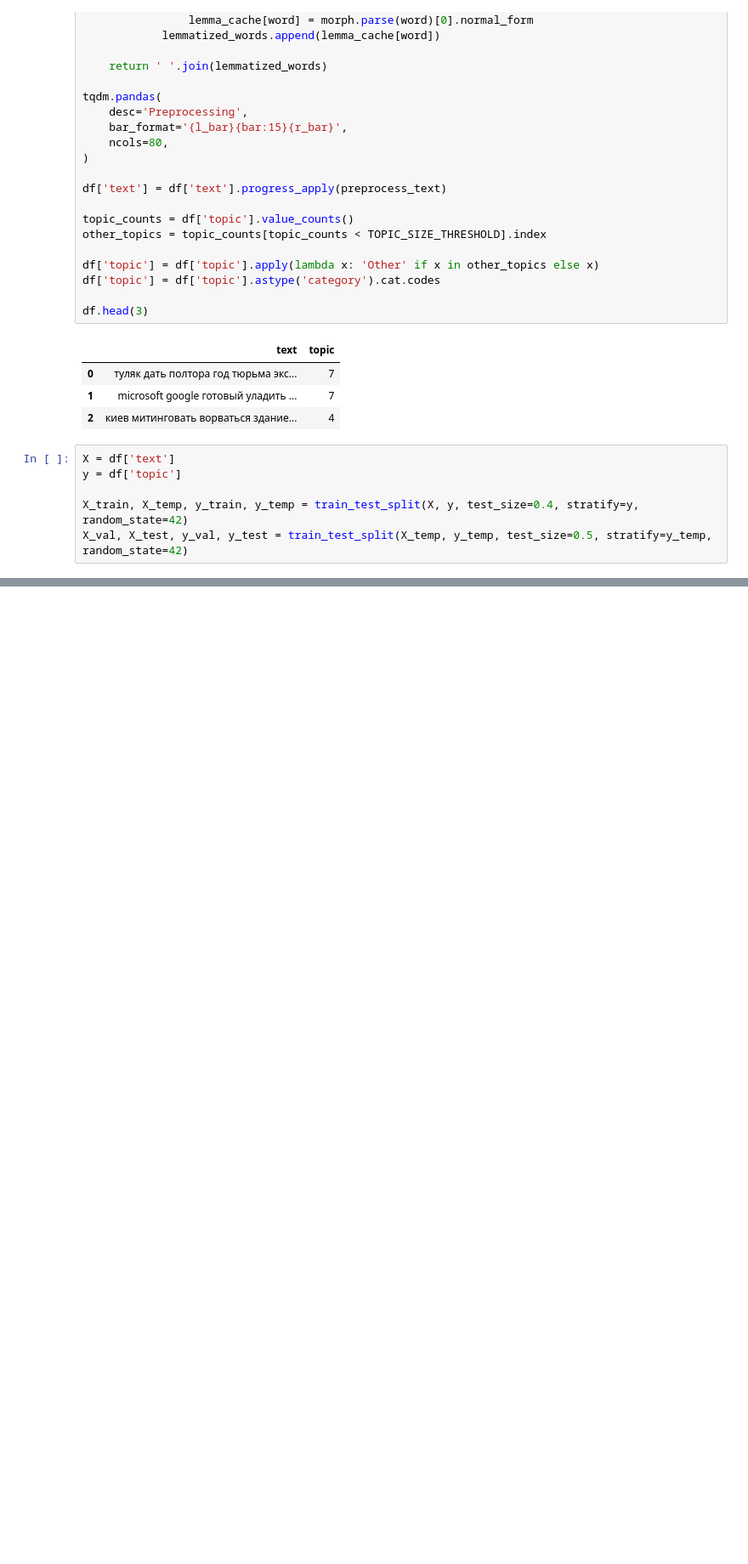
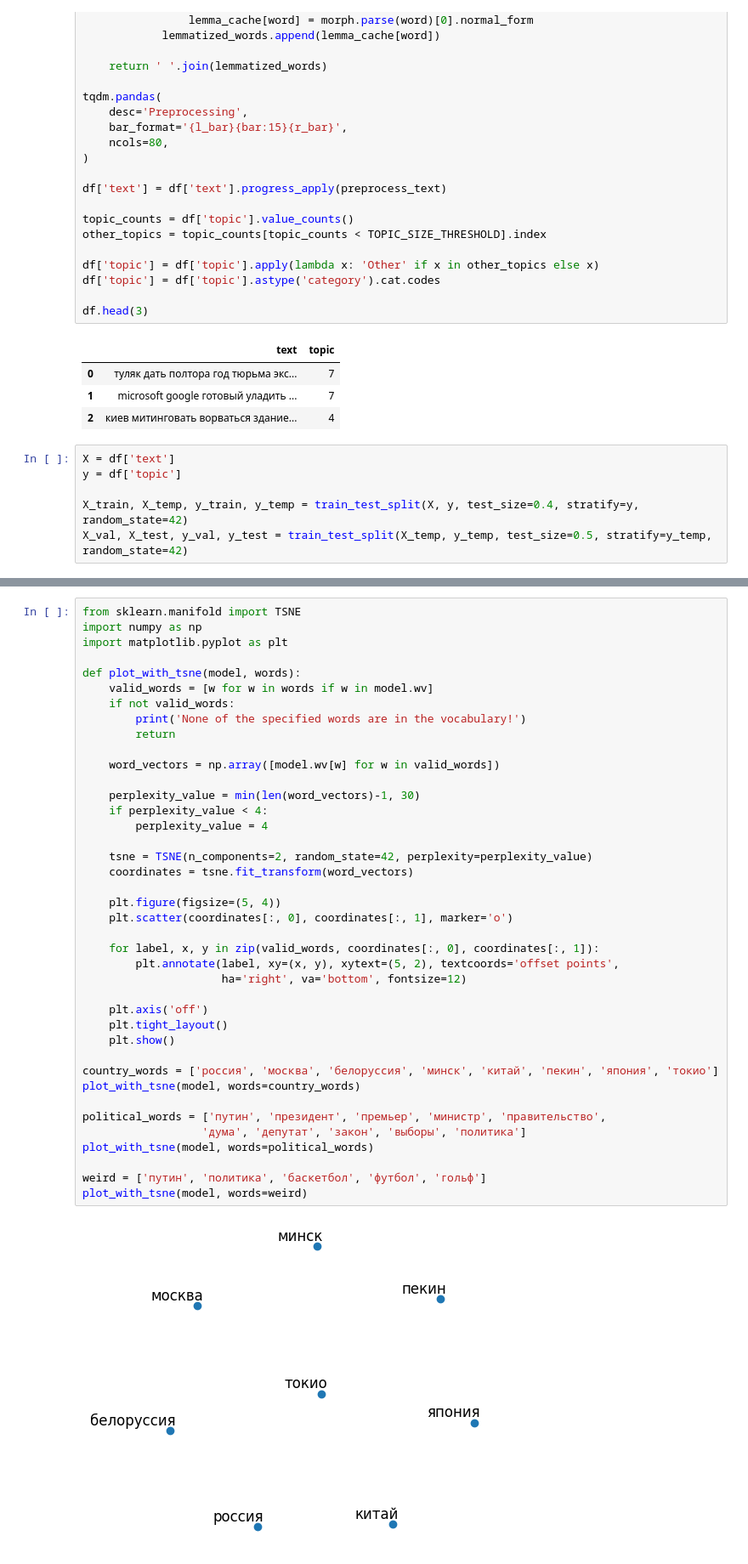
Before and after one commit to lllchak/itmo-nlp-hw, a Jupyter notebook: hw_2.ipynb, the cells around one changed output, grey strips where cells are left out. Shown at 85% size. Drawn from its saved outputs; the diff is of its cells as text; blank space fills up the shorter version.

```diff
--- a/hw_2.ipynb
+++ b/hw_2.ipynb
@@ -155,0 +282,42 @@ ModuleNotFoundError: No module named 'gensim'
+# %%
+from sklearn.manifold import TSNE
+import numpy as np
+import matplotlib.pyplot as plt
+
+def plot_with_tsne(model, words):
+    valid_words = [w for w in words if w in model.wv]
+    if not valid_words:
+        print('None of the specified words are in the vocabulary!')
+        return
+
+    word_vectors = np.array([model.wv[w] for w in valid_words])
+
+    perplexity_value = min(len(word_vectors)-1, 30)
+    if perplexity_value < 4:
+        perplexity_value = 4
+
+    tsne = TSNE(n_components=2, random_state=42, perplexity=perplexity_value)
+    coordinates = tsne.fit_transform(word_vectors)
+
+    plt.figure(figsize=(5, 4))
+    plt.scatter(coordinates[:, 0], coordinates[:, 1], marker='o')
+
+    for label, x, y in zip(valid_words, coordinates[:, 0], coordinates[:, 1]):
+        plt.annotate(label, xy=(x, y), xytext=(5, 2), textcoords='offset points',
+                     ha='right', va='bottom', fontsize=12)
+
+    plt.axis('off')
+    plt.tight_layout()
+    plt.show()
+
+country_words = ['россия', 'москва', 'белоруссия', 'минск', 'китай', 'пекин', 'япония', 'токио']
+plot_with_tsne(model, words=country_words)
+
+political_words = ['путин', 'президент', 'премьер', 'министр', 'правительство',
+                  'дума', 'депутат', 'закон', 'выборы', 'политика']
+plot_with_tsne(model, words=political_words)
+
+weird = ['путин', 'политика', 'баскетбол', 'футбол', 'гольф']
+plot_with_tsne(model, words=weird)
+# %% [output]
+[figure, added]
```
Also changed, not shown: parts of 13 cells of this notebook.
